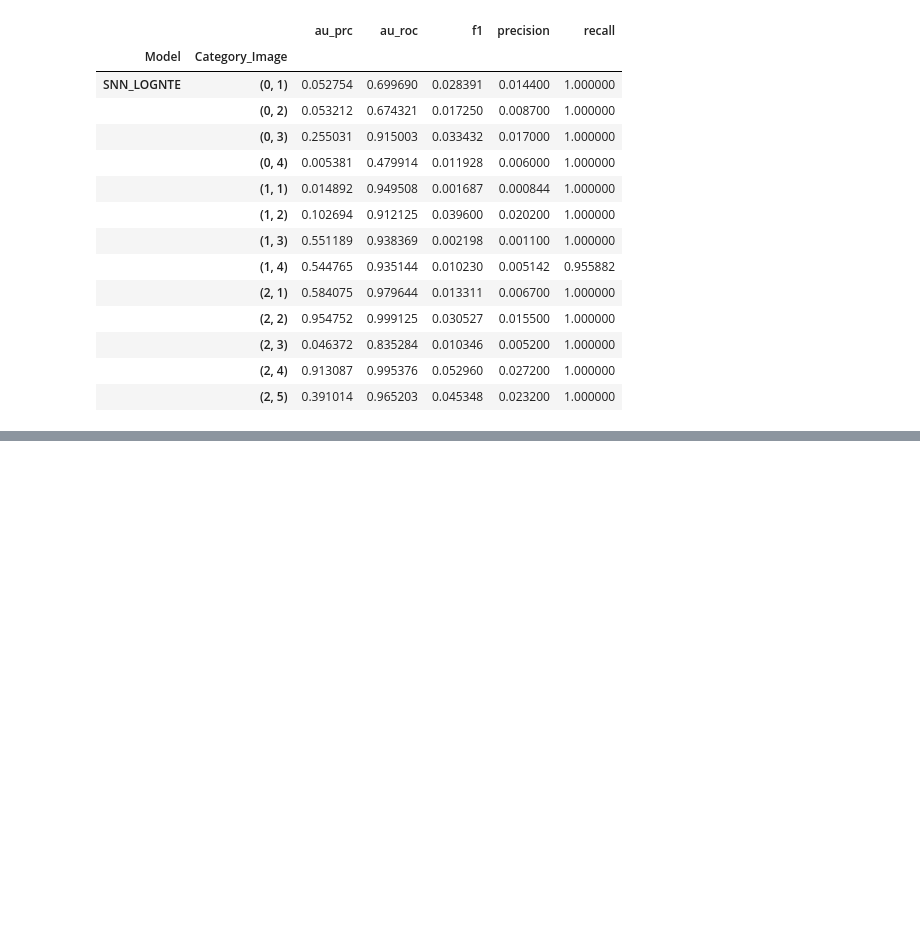
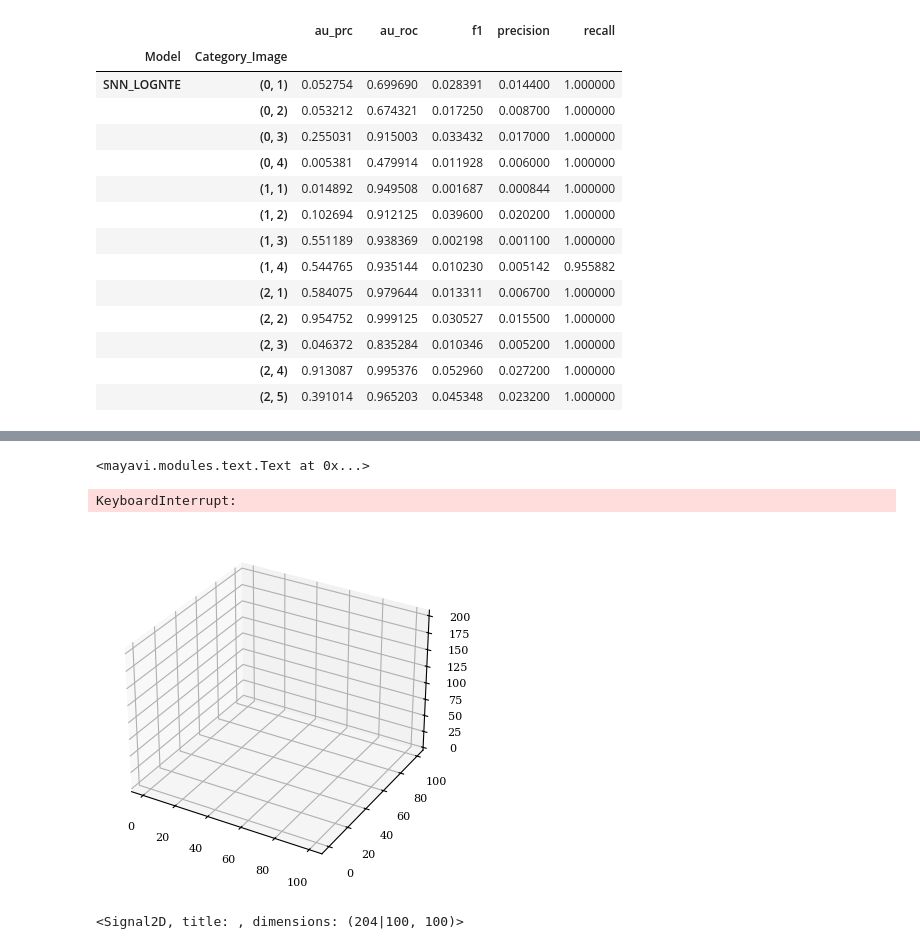
Before and after one commit to indibi/hogorpca, a Jupyter notebook: experiment_board/anomaly_detection_real_data_exps/hsi_pipeline.ipynb, the cells around one changed output, grey strips where cells are left out. Cells and saved outputs as stored; diff of their text form; code cells hidden in the pictures; blank space fills up the shorter version.

```diff
--- a/experiment_board/anomaly_detection_real_data_exps/hsi_pipeline.ipynb
+++ b/experiment_board/anomaly_detection_real_data_exps/hsi_pipeline.ipynb
@@ -134,7 +133,7 @@ model_select = { # Model selection based on the model_config
             'precompute_inv': True,
             }
 model_run = {
-            'max_iter': 500,#5000,
+            'max_iter': 5000,#500,#5000,
             'rho': model_config.get('rho', 50.3),
             'err_tol': model_config.get('err_tol', 1e-4),
             'rho_update': 'domain_parametrization', #1,#model_config.get('rho_update', 'domain_parametrization'),
@@ -718,0 +1283,36 @@ df_matlab_results.to_csv('./results/hsi_python_results.csv')
+# %%
+fig = mlab.figure(bgcolor=(0.95,0.95,0.95), fgcolor=(0.0, 0.0, 0.0), size=(750,750))
+camera = fig.scene.camera
+camera.parallel_scale = 0
+labels = mlab.volume_slice(data.labels,
+      colormap='gray', #'black-white',
+      plane_opacity=1.0,
+      opacity=1.0,
+      transparent=True,
+      slice_index = 205, vmin=0, vmax=1, plane_orientation='z_axes',
+     figure=fig,
+     )
+mlab.contour3d(S_horpca.abs().cpu().numpy(),
+               line_width=5.0,
+               figure=fig,
+               contours=50,
+               opacity=0.05,
+               transparent=True,
+              )
+sfield = mlab.pipeline.volume(
+    mlab.pipeline.scalar_field(S_horpca.abs().cpu().numpy(), opacity=0.05, transparent=True),
+    figure=fig,
+    )
+mlab.title("Urban-1: HoRPCA", size=0.5)
+# %% [output]
+<mayavi.modules.text.Text at 0x...>
+# %%
+results_horpca, _, horpca= run_model_on_ch('HoRPCA','urban', 1)
+
+# fig,axes, ani = data.animate(horpca.S.abs().cpu().numpy())
+# plt.close()
+# htmlvid = ani.to_html5_video();
+# HTML(htmlvid)
+# %% [output]
+KeyboardInterrupt:
+[figure, added]
@@ -718,0 +1328,5 @@ df_matlab_results.to_csv('./results/hsi_python_results.csv')
+# %%
+hs_im = hs.signals.Signal2D(np.moveaxis(data.Y, [0, 1, 2],[1, 2, 0]))
+hs_im
+# %% [output]
+<Signal2D, title: , dimensions: (204|100, 100)>
```
Also changed, not shown: parts of 25 cells of this notebook, 36 other files.
